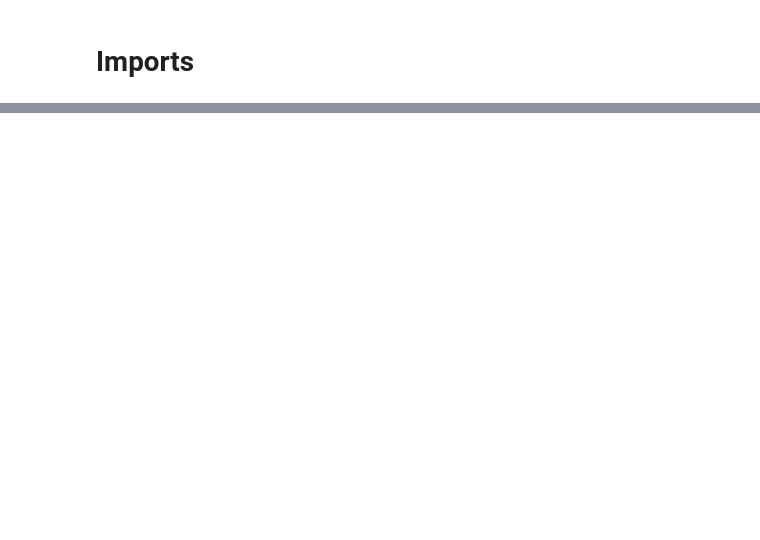
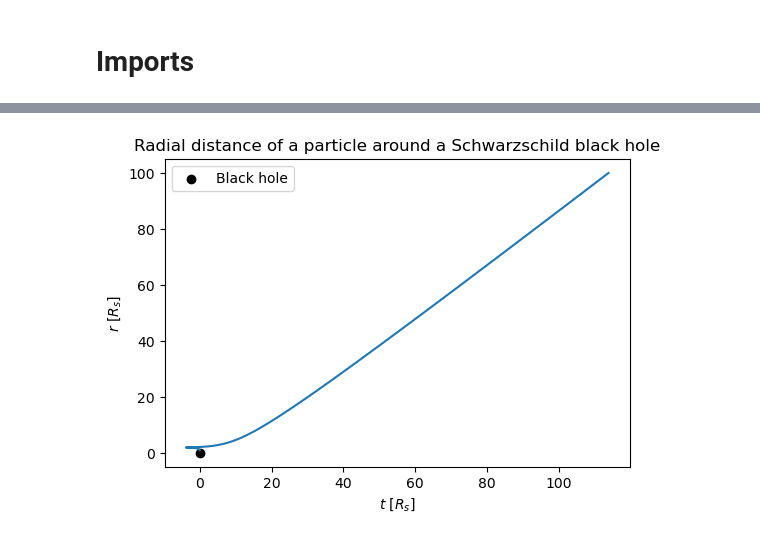
Before and after one commit to AdamSmithOrlik/quantum-black-holes, a Jupyter notebook: notes.ipynb, the cells around one changed output, grey strips where cells are left out. Saved outputs shown, nothing was run; the diff lists cells and outputs as text; code cells hidden in the pictures; blank space fills up the shorter version.

```diff
--- a/notes.ipynb
+++ b/notes.ipynb
@@ -213,0 +136,12 @@ plt.show()
+# %%
+# Plot r and t
+plt.figure(figsize=(6, 4))
+plt.plot(t, r)
+plt.scatter([0], [0], color='black', label='Black hole')
+plt.xlabel(r'$t$ [$R_s$]')
+plt.ylabel(r'$r$ [$R_s$]')
+plt.title('Radial distance of a particle around a Schwarzschild black hole')
+plt.legend()
+plt.show()
+# %% [output]
+[figure, added]
```
Also changed, not shown: parts of 26 cells of this notebook, 8 other files.
